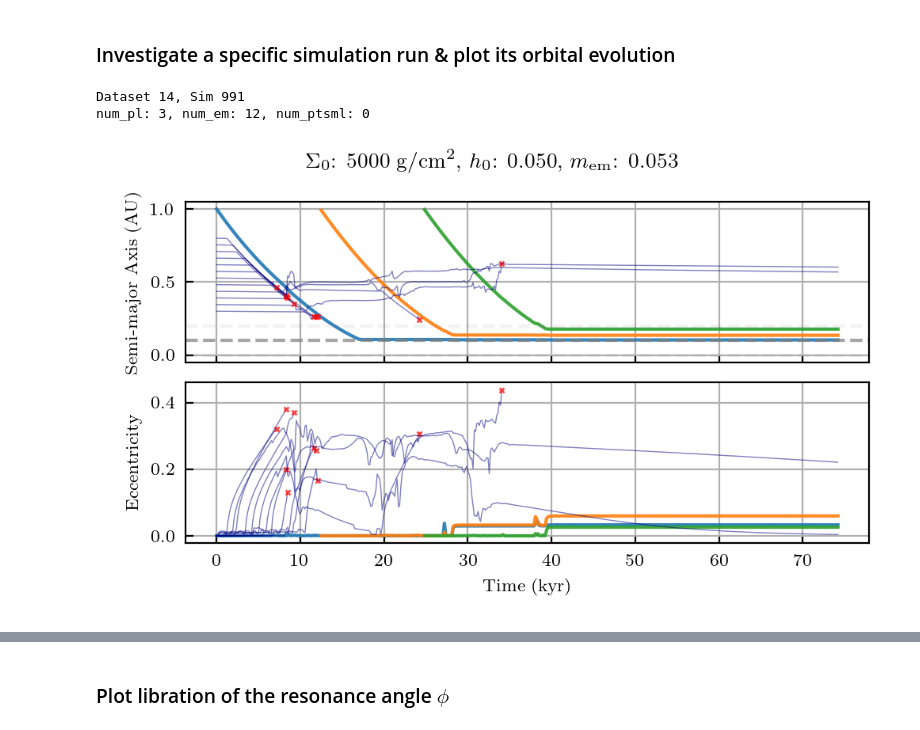
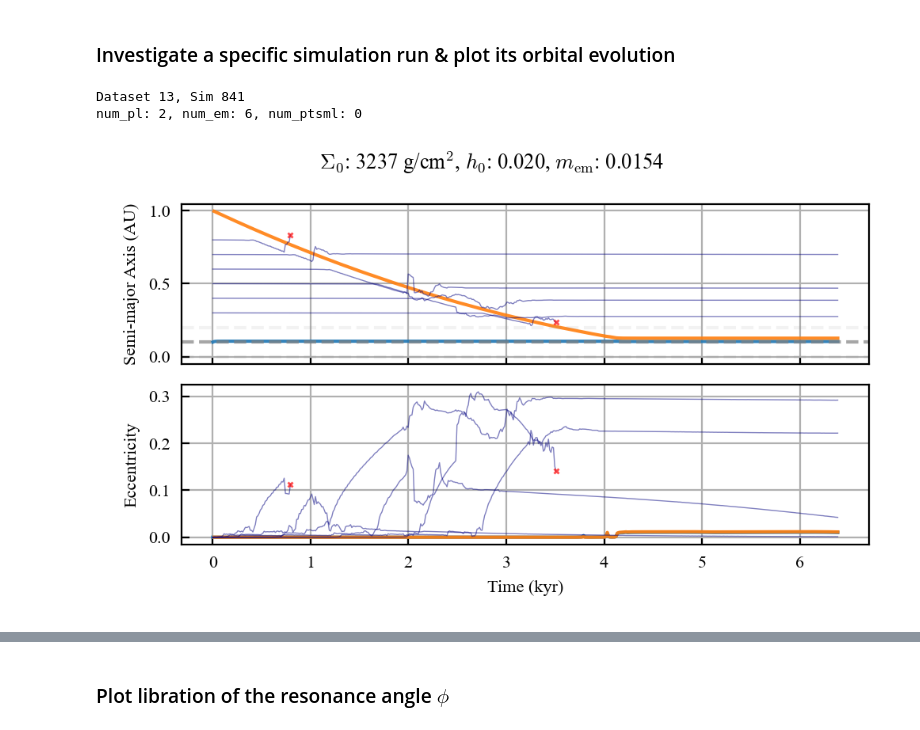
Before and after one commit to dchen10Git/uh-ifa-reu-2026, a Jupyter notebook: analyze_one_sim.ipynb, the cells around one changed output, grey strips where cells are left out. Saved outputs shown, nothing was run; the diff lists cells and outputs as text; code cells hidden in the pictures.

```diff
--- a/analyze_one_sim.ipynb
+++ b/analyze_one_sim.ipynb
@@ -295,35 +295,35 @@ def plot_system(saved_sim, elements, num_pl, num_em, num_ptsml, t_units='kyr'):
     else:
         plt.suptitle(f"$\Sigma_0$: {metadata['Sigma_1au']:.0f} g/cm$^2$, $h_0$: {metadata['h_1au']:.3f}")
     plt.tight_layout(); plt.show()
     # plt.savefig("Figures/orbital_evo.svg", bbox_inches="tight")
 
-dataset_id = 14
-sim_id = 991
+dataset_id = 13
+sim_id = 841
 
 elements = ['a', 'e']#, 'log_tau_a_Omega', 'log_K2', 'P_ratio_em']
 
 for sim_id in range(sim_id, sim_id+1, 10):
 # for sim_id in inside_d:
     base_dir = Path.cwd()
     file_path = base_dir.parent / f"sim_results/dataset{dataset_id}" / f"sim{sim_id}.h5"
 
     try:
         saved_sim = reb_sims.load_simulation_run(file_path)
     except FileNotFoundError:
         print(f"Sim {sim_id} not found")
         continue
 
     sim_data, metadata = saved_sim
     m_star = metadata['m_star']
     rock_names = list(sim_data.keys())
     rocks = {p: sim_data[p] for p in rock_names}
     num_pl, num_em, num_ptsml = metadata['num_pl'], metadata['num_em'], metadata['num_ptsml']
 
     print(f"Dataset {dataset_id}, Sim {sim_id}")
     print(f"num_pl: {metadata['num_pl']}, num_em: {metadata['num_em']}, num_ptsml: {metadata['num_ptsml']}")
     # plot_system(saved_sim, ['a', 'e', 'P_ratio', 'tau_a'], num_pl, num_em, num_ptsml)
     plot_system(saved_sim, elements, num_pl, num_em, num_ptsml)
 # %% [output]
-Dataset 14, Sim 991
-num_pl: 3, num_em: 12, num_ptsml: 0
+Dataset 13, Sim 841
+num_pl: 2, num_em: 6, num_ptsml: 0
-[figure, old version]
+[figure, new version]
```
Also changed, not shown: parts of 3 cells of this notebook, 6 other files.
